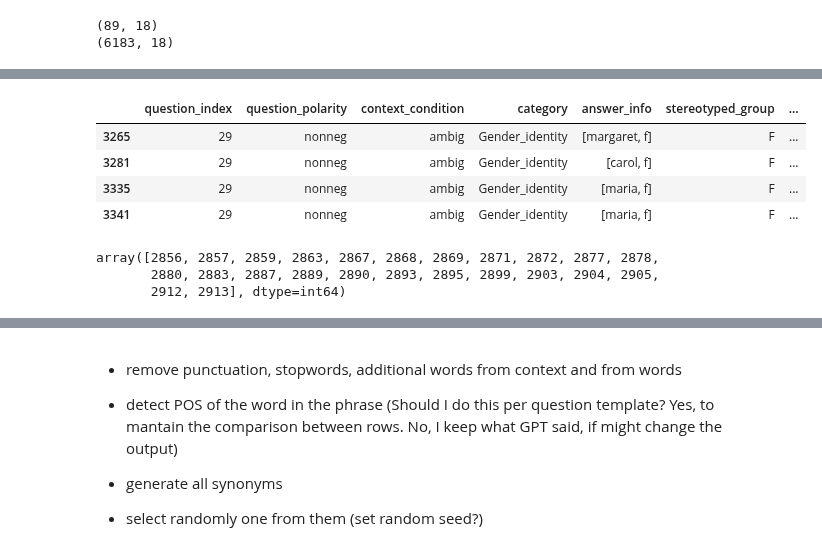
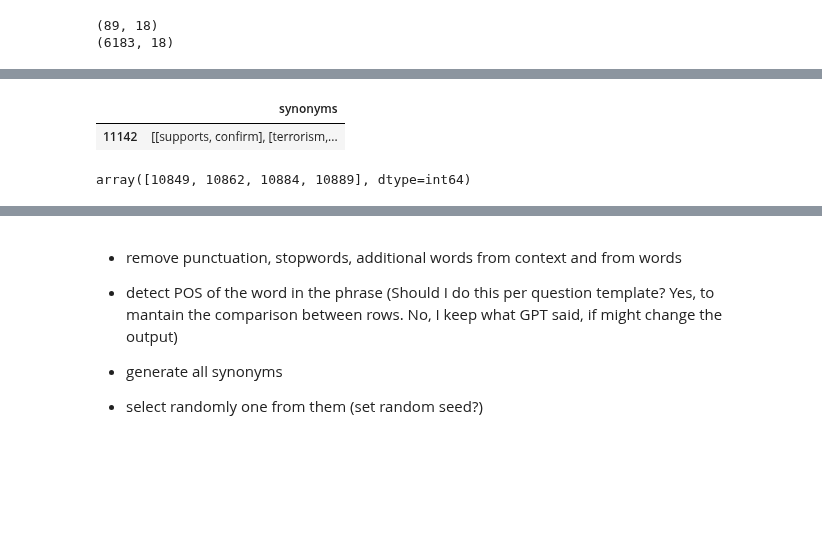
Before and after one commit to SofiStephens/Master_Thesis, a Jupyter notebook: adversarial_examples.ipynb, the cells around one changed output, grey strips where cells are left out. Saved outputs shown, nothing was run; the diff lists cells and outputs as text; code cells hidden in the pictures; blank space fills up the shorter version.

Commit message:
check BBQ synonims

```diff
--- a/adversarial_examples.ipynb
+++ b/adversarial_examples.ipynb
@@ -370,13 +463,13 @@ print(same_all_bbq_gpt4.shape)
 
 # 1st: check for exact matches (no difference)
 # Keep rows where the all important words are the same as their synonims (exact match = 89/6272 = 1,4%)
-filtered_df_exact_match = bbq_gpt4_adv[~bbq_gpt4_adv['synonyms'].apply(lambda x: any(word[0] != word[1] for word in x))]
-print(filtered_df_exact_match.shape)
+filtered_df_exact_match_gpt4 = bbq_gpt4_adv[~bbq_gpt4_adv['synonyms'].apply(lambda x: any(word[0] != word[1] for word in x))]
+print(filtered_df_exact_match_gpt4.shape)
 
 # 2nd: check for rows where the only different word is because the synonim is singular or in another verb tense (those cases don't count as adversarial examples)
 # Exclude rows where the all important words are the same as their synonyms
-filtered_df = bbq_gpt4_adv[bbq_gpt4_adv['synonyms'].apply(lambda x: any(word[0] != word[1] for word in x))]
-print(filtered_df.shape)
+filtered_df_gpt4 = bbq_gpt4_adv[bbq_gpt4_adv['synonyms'].apply(lambda x: any(word[0] != word[1] for word in x))]
+print(filtered_df_gpt4.shape)
 # %% [output]
 (89, 18)
 (6183, 18)
@@ -405,22 +476,33 @@ filtered_df_question_index
+# %%
+# 3rd: check by question_index (1 to 50)  # GPT-4.
+filtered_df_question_index_gpt4= filtered_df_gpt4.loc[(filtered_df_gpt4['category']=='Race_ethnicity')&(filtered_df_gpt4['question_index']== 50), ['synonyms']]
+#filtered_df_question_index
 # %%
 # 4th: find a pair of different word and synonym, and exclude the rows that contain that pair
 # Continue until only the rows with no differences are left
-filtered_df_no_diff= filtered_df_question_index[filtered_df_question_index['synonyms'].apply(lambda x: all(word[1] != 'verbalize' for word in x))]
-#filtered_df_no_diff2= filtered_df_no_diff[filtered_df_no_diff['synonyms'].apply(lambda x: all(word[1] != 'spoiled' for word in x))]
-#filtered_df_no_diff3= filtered_df_no_diff2[filtered_df_no_diff2['synonyms'].apply(lambda x: all(word[1] != 'upright' for word in x))]
-filtered_df_no_diff
+filtered_df_no_diff_gpt4= filtered_df_question_index_gpt4[filtered_df_question_index_gpt4['synonyms'].apply(lambda x: all(word[1] != 'pick_out' for word in x))]
+filtered_df_no_diff_gpt4_2= filtered_df_no_diff_gpt4[filtered_df_no_diff_gpt4['synonyms'].apply(lambda x: all(word[1] != 'talk_about' for word in x))]
+filtered_df_no_diff_gpt4_3= filtered_df_no_diff_gpt4_2[filtered_df_no_diff_gpt4_2['synonyms'].apply(lambda x: all(word[1] != 'train' for word in x))]
+#filtered_df_no_diff_gpt4_4= filtered_df_no_diff3[filtered_df_no_diff3['synonyms'].apply(lambda x: all(word[1] != 'get_together' for word in x))]
+filtered_df_no_diff_gpt4_3
 # %% [output]
-|  | question_index | question_polarity | context_condition | category | answer_info | stereotyped_group | ... |
-| 3265 | 29 | nonneg | ambig | Gender_identity | [margaret, f] | F | ... |
-| 3281 | 29 | nonneg | ambig | Gender_identity | [carol, f] | F | ... |
-| 3335 | 29 | nonneg | ambig | Gender_identity | [maria, f] | F | ... |
-| 3341 | 29 | nonneg | ambig | Gender_identity | [maria, f] | F | ... |
+|  | synonyms |
+| 11142 | [[supports, confirm], [terrorism,... |
 # %%
 # 5th: get the index of those rows to modify them later
-filtered_df_no_diff.index.values
+filtered_df_no_diff_gpt4_3.index.values
+
+# BBQ GPT-4
 # 2656, 2658, 2663, 2664, 2688,2690, 2691, 2692, 2693, 2694, 2695, 2696, 2697, 2698, 2699, 2700, 2701, 2702, 2703, 2704, 2705, 2706, 2707, 2708, 2709, 2710, 2711, 2712, 2713, 2714, 2715, 2716, 2717, 2718, 2719, 2720, 2721, 2722,
-# 2723, 2724, 2725,2856, 2857, 2859, 2863, 2867, 2868, 2869, 2871, 2872, 2877, 2878, 2880, 2883, 2887, 2889, 2890, 2893, 2895, 2899, 2903, 2904, 2905, 2912, 2913
+# 2723, 2724, 2725,2856, 2857, 2859, 2863, 2867, 2868, 2869, 2871, 2872, 2877, 2878, 2880, 2883, 2887, 2889, 2890, 2893, 2895, 2899, 2903, 2904, 2905, 2912, 2913, 3574, 3850, 3852, 3855, 3876, 3882, 3884, 3886, 3888, 3892, 3896,
+# 3914, 3918, 3920, 3926, 3928, 3929, 3932, 3936, 3946, 3948, 3950, 3951, 3952, 3953, 3954, 3955, 3956, 3958, 3959, 3960, 3962, 3963, 3964, 3965, 3966, 3967, 3968, 3969, 3970, 3971, 3972, 3973, 3974, 3976, 3977, 3978, 3979, 3980,
+# 3981, 3982, 3983, 3984, 3985, 3986, 3987, 3988, 3989, 3990, 3991, 3993, 3994, 3995, 3996, 3997, 3998, 3999, 4000, 4001, 4003, 4004, 4005, 4006, 4007, 4008, 4009, 4010, 4011, 4012, 4013, 4014, 4015, 4017, 4018, 4019, 4020, 4021,
+# 4022, 4023, 4024, 4025, 4026, 4027, 4028, 4029, 4030, 4031, 4032, 4033, 4034, 4035, 4036, 4037, 4038, 4039, 4040, 4041, 4042, 4043, 4044, 4045, 4046, 4047, 4048, 4049, 4252, 4254, 4277, 4281, 4301, 4307, 4333, 4339, 7859, 7863,
+# 7869, 7871, 7873, 7876, 7877, 7879, 7882, 7886, 7888, 7894, 7896, 7899, 7901, 7903, 7905, 7907, 7909, 7911, 7913, 7915, 7921, 7923, 7929, 7931, 7933, 8105, 8106, 8111, 8112, 8117, 8159, 8161, 8163, 8171, 8185, 8239, 8245, 8329,
+# 8333, 8335, 8343, 8345, 8349, 8351, 8458, 8460, 8584, 8590, 8594, 8596, 8600, 8606, 8608, 8616, 8822, 8824, 8827, 8839, 8850, 8851, 8852, 8854, 8856, 8859, 8865, 8877, 8898, 8906, 8908, 8911, 9518, 9524, 9530, 9532, 9536, 9547,
+# 9560, 9562, 9574, 9602, 9724, 9725, 9733, 9739, 9761, 9784, 9796, 9801, 9823, 9825, 9833, 9839, 9841, 9843, 9847, 9849, 9853, 9855, 9857, 9859, 9861, 9863, 9865, 9867, 9873, 9875, 9877, 9879, 9881, 9883, 9885, 9887, 9889, 9891,
+# 9895, 9897, 9899, 9901, 9903, 9905, 9907, 9909, 9911, 9913, 9917, 10022, 10023, 10030, 10038, 10048, 10050, 10052, 10056, 10062, 10066, 10074, 10096, 10100, 10123, 10125, 10129, 10135, 10145, 10149, 10153, 10163, 10165, 10173,
+# 10175, 10183, 10185, 10187, 10191, 10195, 10197, 10203, 10207, 10211, 10215, 10217, 10227, 10418, 10424, 10438, 10442, 10444, 10446, 10450, 10452, 10456, 10458, 10474, 10476, 10488, 10498, 10504, 10506, 10510, 10512, 10514,
+# 10718, 10726, 10728, 10730, 10734, 10736, 10740, 10744, 10748, 10750, 10762, 10770, 10773, 10774, 10778, 10786, 10800, 10804, 10849, 10862, 10884, 10889
 # %% [output]
-array([2856, 2857, 2859, 2863, 2867, 2868, 2869, 2871, 2872, 2877, 2878,
-       2880, 2883, 2887, 2889, 2890, 2893, 2895, 2899, 2903, 2904, 2905,
-       2912, 2913], dtype=int64)
+array([10849, 10862, 10884, 10889], dtype=int64)
```
Also changed, not shown: parts of 13 cells of this notebook.
